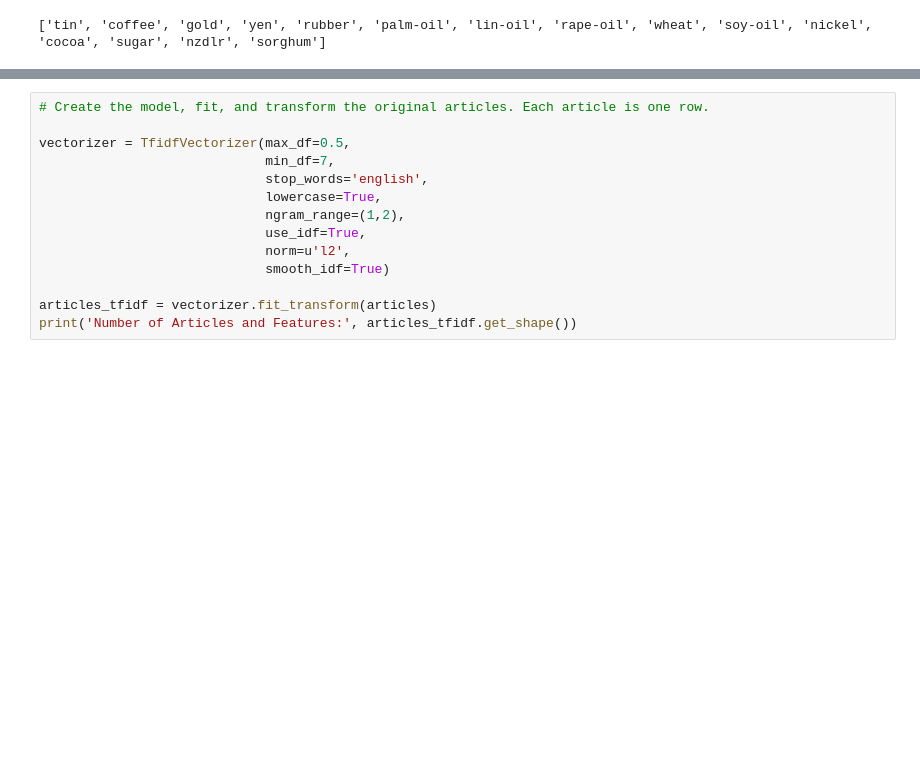
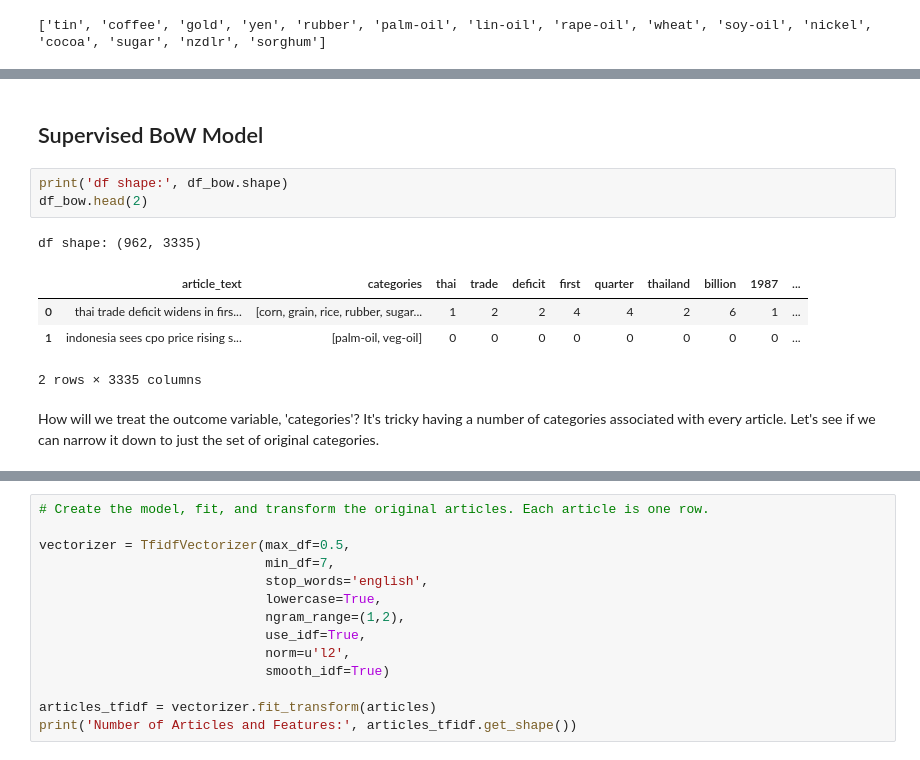
Before and after one commit to maxcalabro/Thinkful_Unit_4, a Jupyter notebook: Reuters Unsupervised Clustering.ipynb, the cells around one changed output, grey strips where cells are left out. Saved outputs shown, nothing was run; the diff lists cells and outputs as text; blank space fills up the shorter version.

```diff
--- a/Reuters Unsupervised Clustering.ipynb
+++ b/Reuters Unsupervised Clustering.ipynb
@@ -109,0 +231,13 @@ articles[5]
+# %% [markdown]
+## Supervised BoW Model
+# %%
+print('df shape:', df_bow.shape)
+df_bow.head(2)
+# %% [output]
+df shape: (962, 3335)
+|  | article_text | categories | thai | trade | deficit | first | quarter | thailand | billion | 1987 | ... |
+| 0 | thai trade deficit widens in firs... | [corn, grain, rice, rubber, sugar... | 1 | 2 | 2 | 4 | 4 | 2 | 6 | 1 | ... |
+| 1 | indonesia sees cpo price rising s... | [palm-oil, veg-oil] | 0 | 0 | 0 | 0 | 0 | 0 | 0 | 0 | ... |
+2 rows × 3335 columns
+# %% [markdown]
+How will we treat the outcome variable, 'categories'? It's tricky having a number of categories associated with every article. Let's see if we can narrow it down to just the set of original categories.
```
Also changed, not shown: parts of 75 cells of this notebook.
